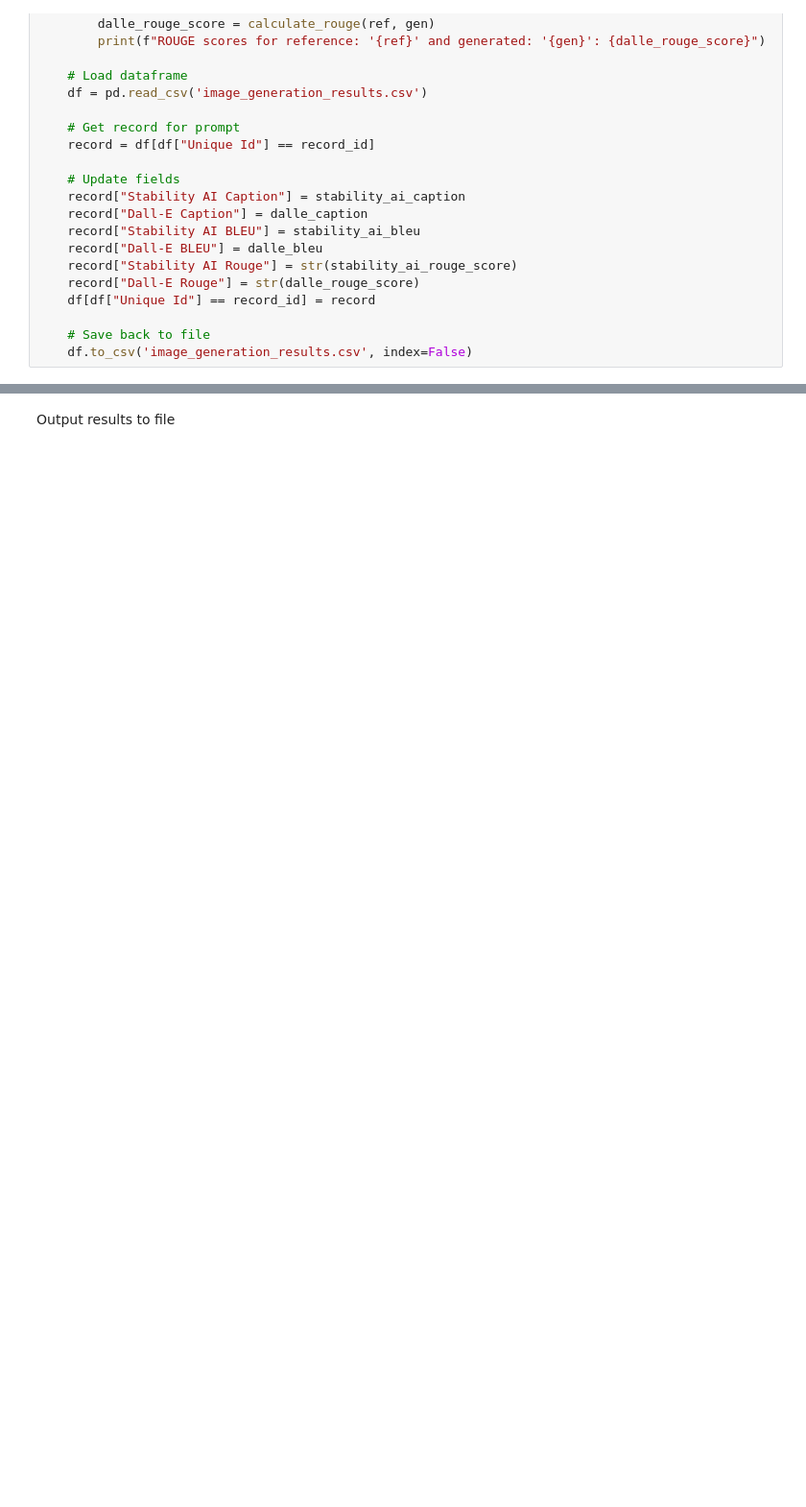
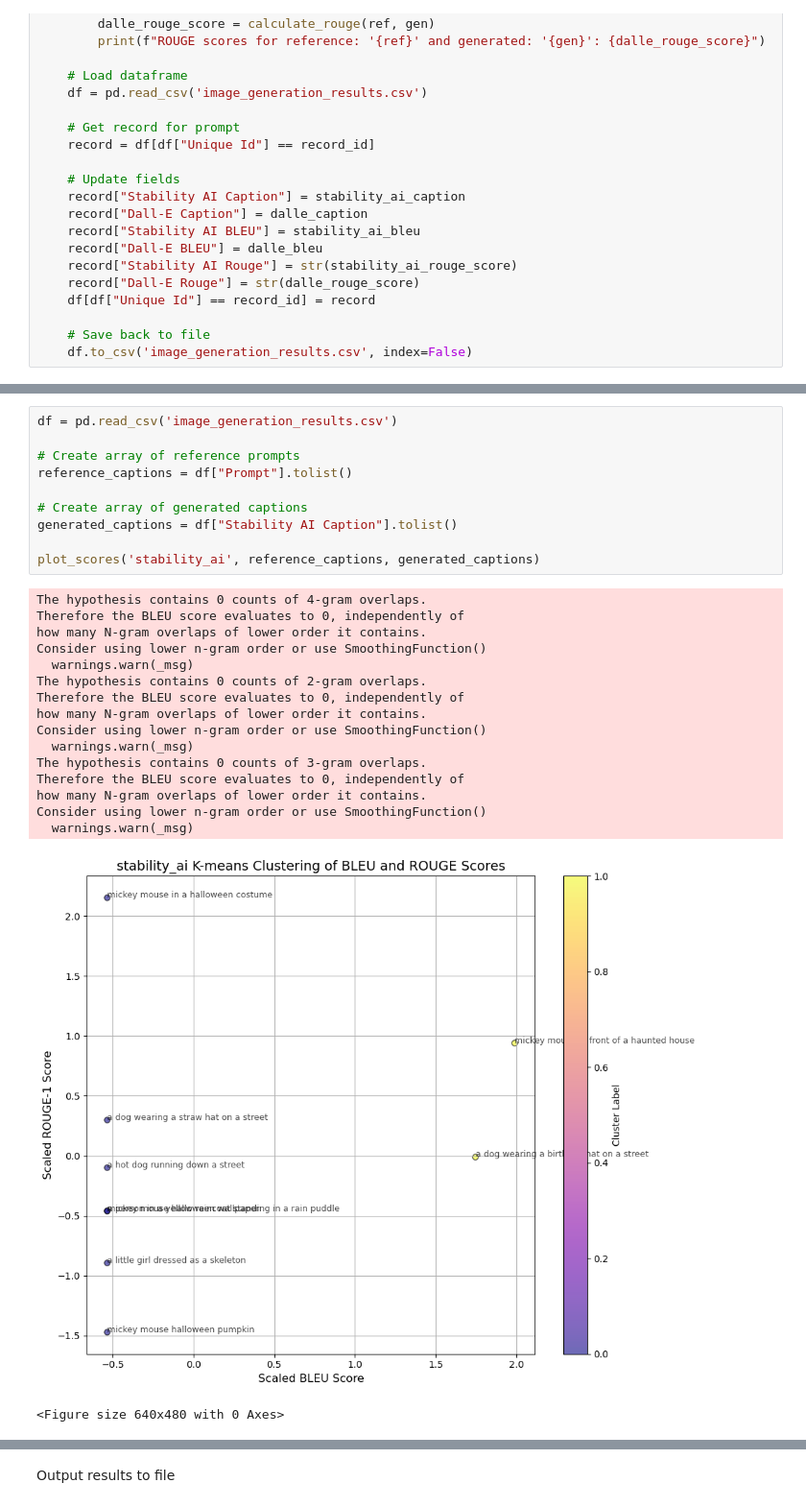
Before and after one commit to eliza0101/Project-3, a Jupyter notebook: project 3_main_merged.ipynb, the cells around one changed output, grey strips where cells are left out. Shown: that part at 96% size. Cells and saved outputs as stored; diff of their text form; blank space fills up the shorter version.

Commit message:
Split out functions into .py, updated kmeans and random forest code

```diff
--- a/project 3_main_merged.ipynb
+++ b/project 3_main_merged.ipynb
@@ -440,0 +362,28 @@ plt.savefig('kmeans_clustering_plot.png')
+# %%
+df = pd.read_csv('image_generation_results.csv')
+
+# Create array of reference prompts
+reference_captions = df["Prompt"].tolist()
+
+# Create array of generated captions
+generated_captions = df["Stability AI Caption"].tolist()
+
+plot_scores('stability_ai', reference_captions, generated_captions)
+# %% [output]
+The hypothesis contains 0 counts of 4-gram overlaps.
+Therefore the BLEU score evaluates to 0, independently of
+how many N-gram overlaps of lower order it contains.
+Consider using lower n-gram order or use SmoothingFunction()
+  warnings.warn(_msg)
+The hypothesis contains 0 counts of 2-gram overlaps.
+Therefore the BLEU score evaluates to 0, independently of
+how many N-gram overlaps of lower order it contains.
+Consider using lower n-gram order or use SmoothingFunction()
+  warnings.warn(_msg)
+The hypothesis contains 0 counts of 3-gram overlaps.
+Therefore the BLEU score evaluates to 0, independently of
+how many N-gram overlaps of lower order it contains.
+Consider using lower n-gram order or use SmoothingFunction()
+  warnings.warn(_msg)
+[figure, added]
+<Figure size 640x480 with 0 Axes>
```
Also changed, not shown: parts of 13 cells of this notebook, 1 other file.
